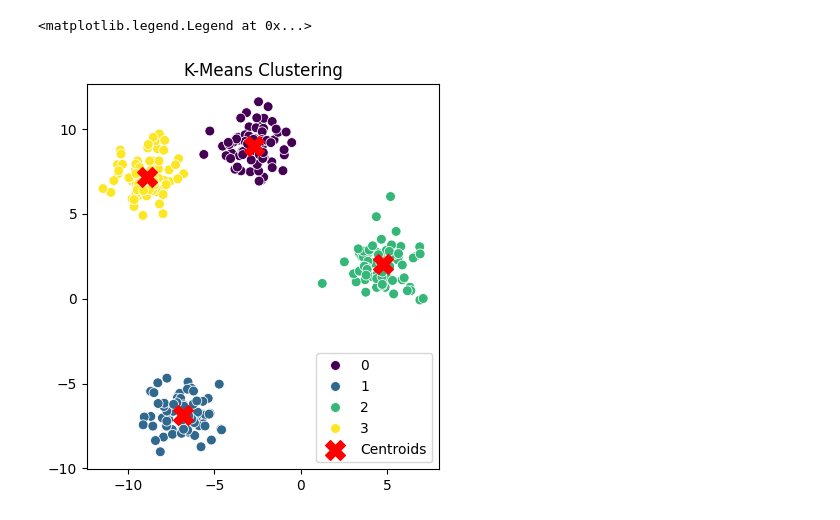
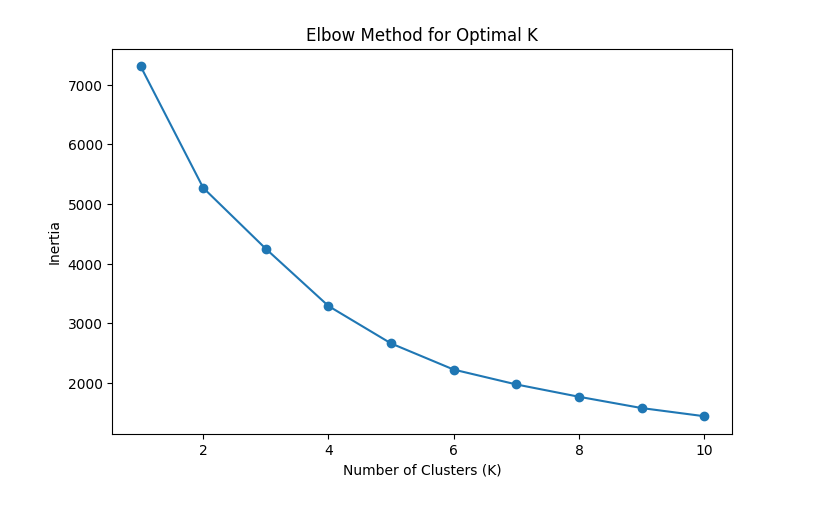
Before and after one commit to 2303A51923/ADM-LAB, a Jupyter notebook: ADM_LAB_07.ipynb, the cells around one changed output. Drawn from its saved outputs; the diff is of its cells as text; code cells hidden in the pictures.

```diff
--- a/ADM_LAB_07.ipynb
+++ b/ADM_LAB_07.ipynb
@@ -11,0 +17,6 @@ X, y = make_blobs(n_samples=300, centers=4, cluster_std=1.05, random_state=42)
+# %%
+df['discounted_price'] = clean_price_column(df['discounted_price'])
+df['actual_price'] = clean_price_column(df['actual_price'])
+df['discount_percentage'] = pd.to_numeric(df['discount_percentage'].str.replace('%', ''), errors='coerce')
+df['rating'] = pd.to_numeric(df['rating'], errors='coerce')
+df['rating_count'] = pd.to_numeric(df['rating_count'].str.replace(',', ''), errors='coerce')
@@ -12 +35,10 @@ X, y = make_blobs(n_samples=300, centers=4, cluster_std=1.05, random_state=42)
+# %%
+plt.figure(figsize=(8, 5))
+plt.plot(k_range, inertia, marker='o', linestyle='-')
+plt.xlabel('Number of Clusters (K)')
+plt.ylabel('Inertia')
+plt.title('Elbow Method for Optimal K')
+plt.show()
+# %% [output]
+[figure, added]
 # %%
@@ -15,10 +47,0 @@ kmeans_labels = kmeans.fit_predict(X)
-# %%
-plt.figure(figsize=(10, 5))
-plt.subplot(1, 2, 1)
-sns.scatterplot(x=X[:, 0], y=X[:, 1], hue=kmeans_labels, palette='viridis', s=50)
-plt.scatter(kmeans.cluster_centers_[:, 0], kmeans.cluster_centers_[:, 1], s=200, c='red', marker='X', label='Centroids')
-plt.title("K-Means Clustering")
-plt.legend()
-# %% [output]
-<matplotlib.legend.Legend at 0x...>
-[figure, removed]
```
Also changed, not shown: parts of 13 cells of this notebook.
